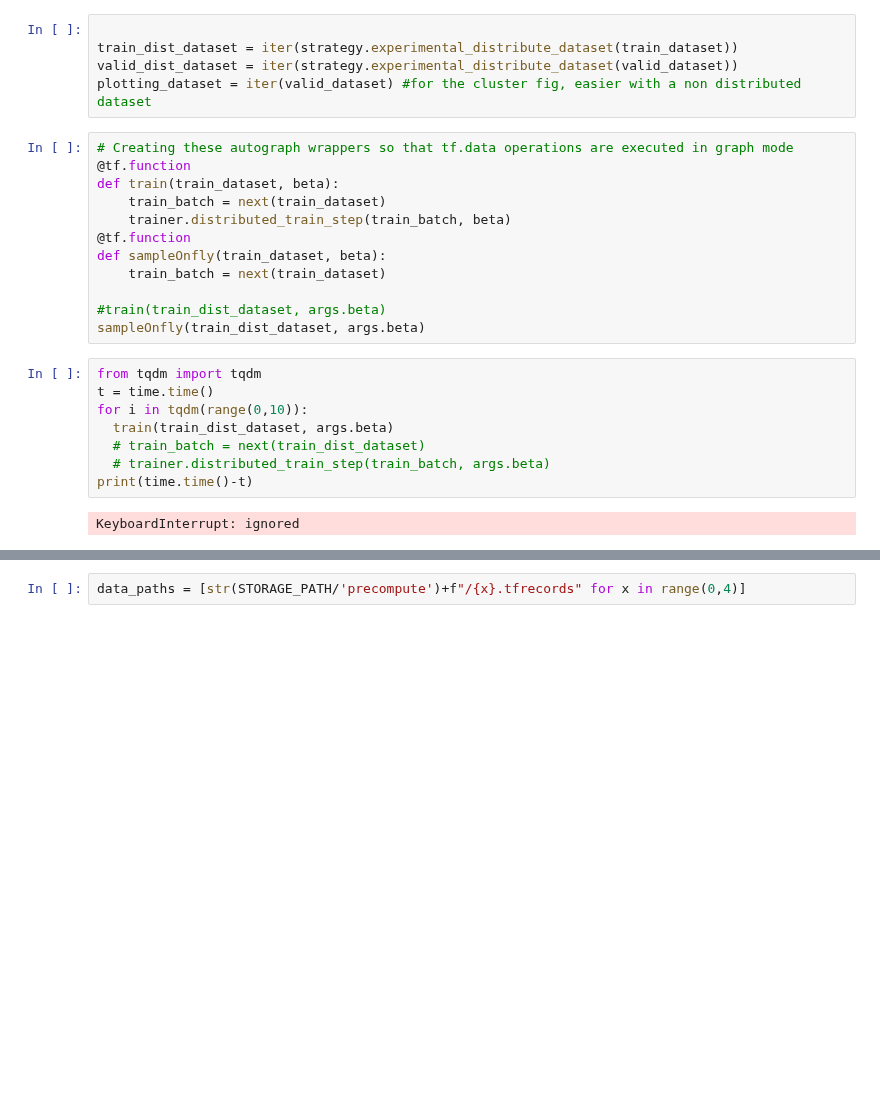
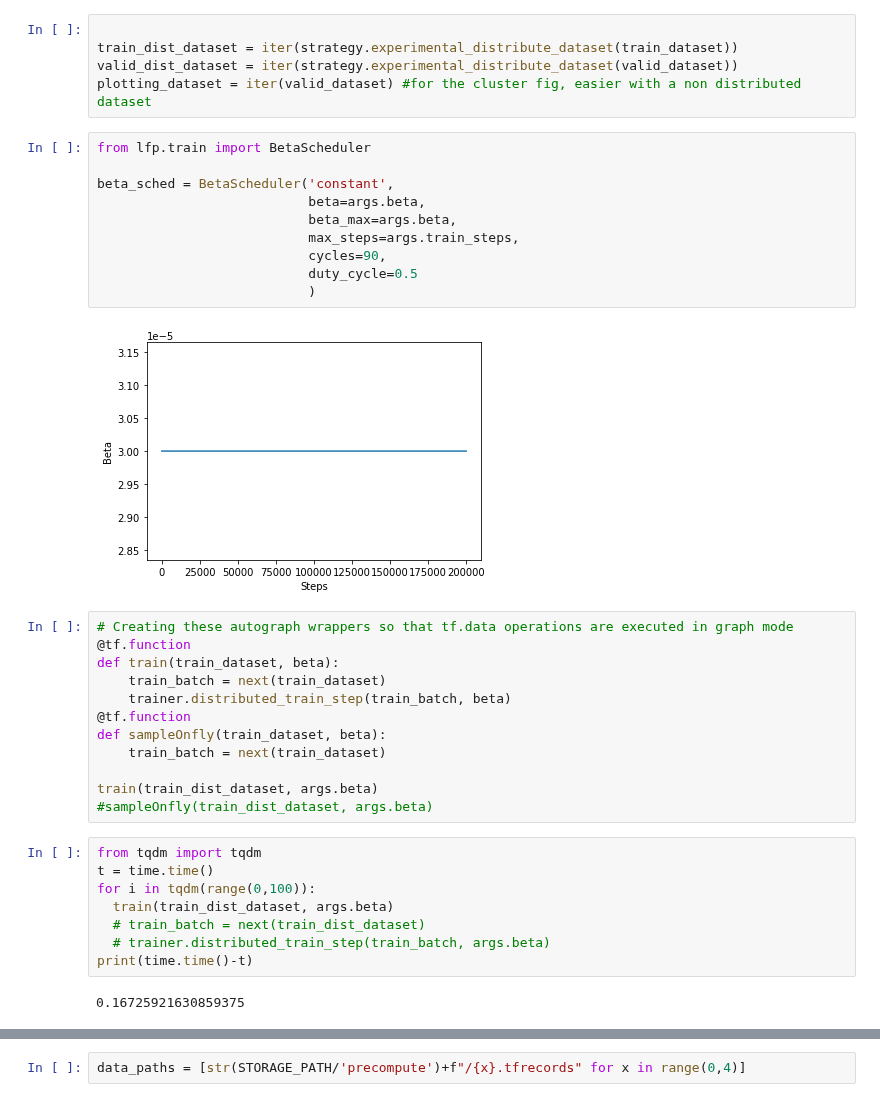
Before and after one commit to sholtodouglas/learning_from_play, a Jupyter notebook: notebooks/trial_datasets.ipynb, the cells around one changed output, grey strips where cells are left out. Cells and saved outputs as stored; diff of their text form; blank space fills up the shorter version.

```diff
--- a/notebooks/trial_datasets.ipynb
+++ b/notebooks/trial_datasets.ipynb
@@ -323,6 +318,18 @@ else:
 train_dist_dataset = iter(strategy.experimental_distribute_dataset(train_dataset))
 valid_dist_dataset = iter(strategy.experimental_distribute_dataset(valid_dataset))
 plotting_dataset = iter(valid_dataset) #for the cluster fig, easier with a non distributed dataset
+# %%
+from lfp.train import BetaScheduler
+
+beta_sched = BetaScheduler('constant',
+                           beta=args.beta,
+                           beta_max=args.beta,
+                           max_steps=args.train_steps,
+                           cycles=90,
+                           duty_cycle=0.5
+                           )
+# %% [output]
+[figure, added]
 # %%
 # Creating these autograph wrappers so that tf.data operations are executed in graph mode
 @tf.function
@@ -333,15 +340,15 @@ def train(train_dataset, beta):
 def sampleOnfly(train_dataset, beta):
     train_batch = next(train_dataset)
 
-#train(train_dist_dataset, args.beta)
-sampleOnfly(train_dist_dataset, args.beta)
+train(train_dist_dataset, args.beta)
+#sampleOnfly(train_dist_dataset, args.beta)
 # %%
 from tqdm import tqdm
 t = time.time()
-for i in tqdm(range(0,10)):
+for i in tqdm(range(0,100)):
   train(train_dist_dataset, args.beta)
   # train_batch = next(train_dist_dataset)
   # trainer.distributed_train_step(train_batch, args.beta)
 print(time.time()-t)
 # %% [output]
-KeyboardInterrupt: ignored
+0.16725921630859375
```
Also changed, not shown: parts of 12 cells of this notebook.
